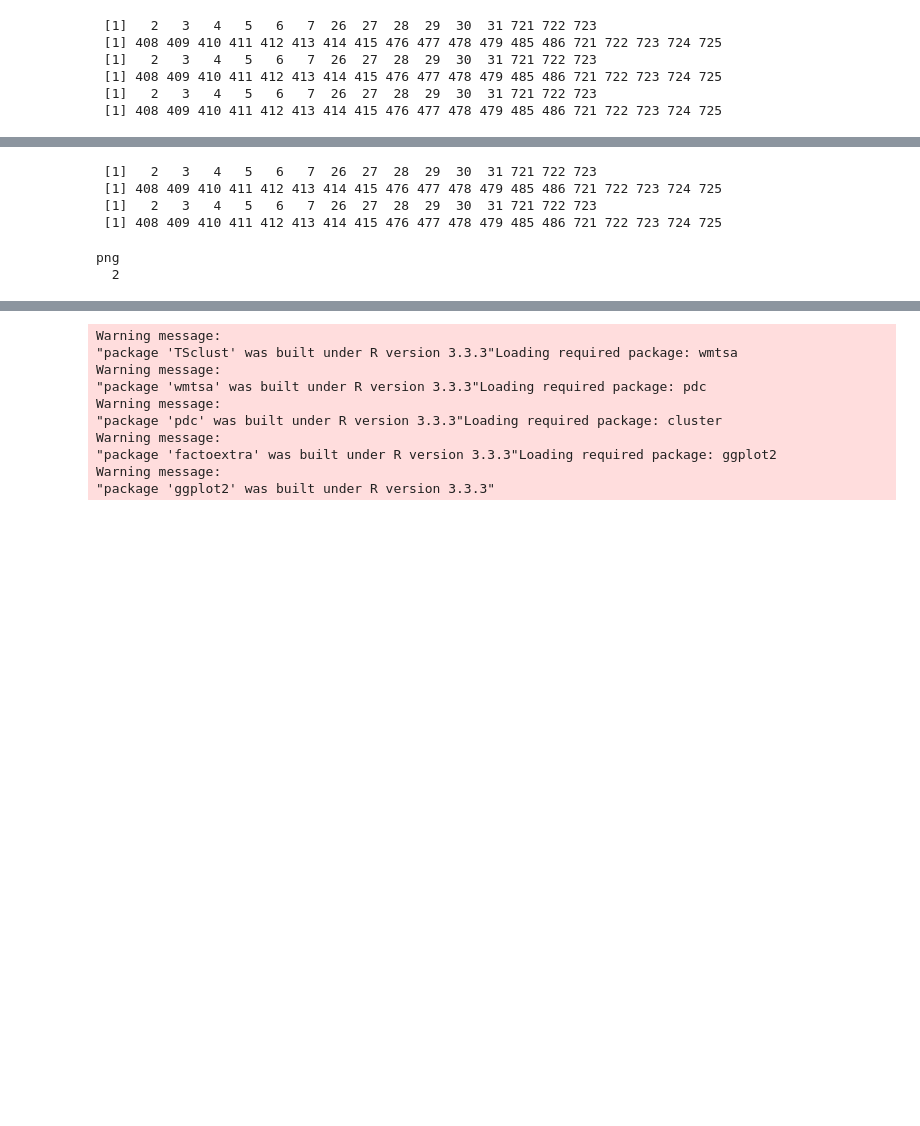
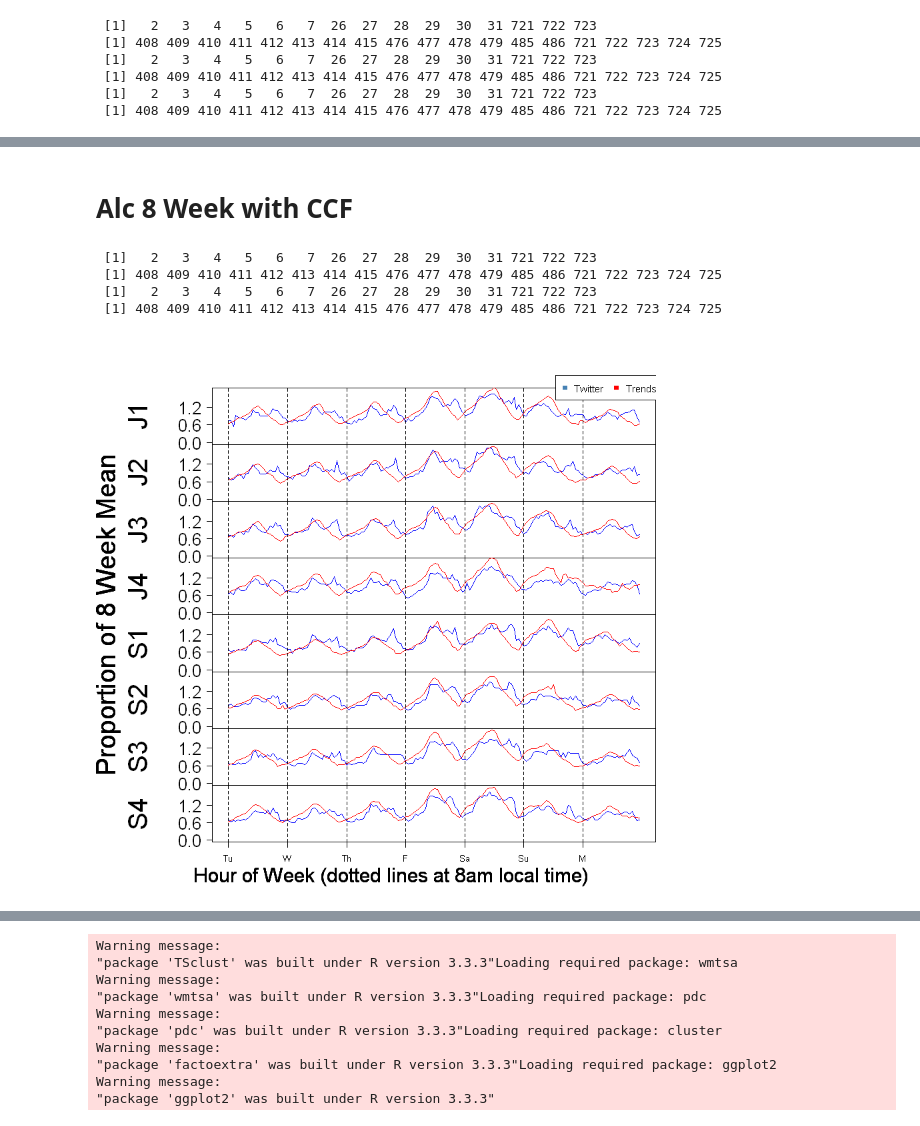
Before and after one commit to tj2huang/nyu-research, a Jupyter notebook: notebooks/r/alc-tobacco-dend.ipynb, the cells around one changed output, grey strips where cells are left out. Saved outputs shown, nothing was run; the diff lists cells and outputs as text; code cells hidden in the pictures; blank space fills up the shorter version.

```diff
--- a/notebooks/r/alc-tobacco-dend.ipynb
+++ b/notebooks/r/alc-tobacco-dend.ipynb
@@ -176,27 +294,28 @@ png
+# %% [markdown]
+# Alc 8 Week with CCF
 # %%
 alc <- ts.js('c:/users/tom/documents/research/data/alc-june.csv',
       'c:/users/tom/documents/research/data/alc-sept.csv')
 tot <- ts.tot('c:/users/tom/documents/research/data/alc-june.csv',
       'c:/users/tom/documents/research/data/alc-sept.csv')
 alc <- alc/tot
 alc <- alc/mean(alc)
 alc.df <- weekify(alc)
 
 trends_alc.j <- read.csv('c:/users/tom/documents/research/data/June2015_Trends_alcohol.csv')
 trends_alc.s <- read.csv('c:/users/tom/documents/research/data/Sept2015_Trends_alcohol.csv')
 trends_alc <- ts(c(trends_alc.j[33:(672+32), 5], trends_alc.s[9:(672+8), 5]), frequency=24)
 trends_alc <- trends_alc/mean(trends_alc)
 alc.trends <- weekify(trends_alc)
-pdf('c:/users/tom/documents/research/trends_plots/alc.pdf',width=7,height=12,paper='special')
+#pdf('c:/users/tom/documents/research/trends_plots/alc.pdf',width=7,height=12,paper='special')
 plot_series(alc.df, alc.trends,  plot_max = 1.8)
 legend(134,15.9,inset = 0,
         legend = c("Twitter", "Trends"),
         col=c("steelblue", "red" ), pch=15, cex=1.1, horiz=TRUE)
-dev.off()
+#dev.off()
 # %% [output]
  [1]   2   3   4   5   6   7  26  27  28  29  30  31 721 722 723
  [1] 408 409 410 411 412 413 414 415 476 477 478 479 485 486 721 722 723 724 725
  [1]   2   3   4   5   6   7  26  27  28  29  30  31 721 722 723
  [1] 408 409 410 411 412 413 414 415 476 477 478 479 485 486 721 722 723 724 725
-png
-  2
+[figure, added]
```
Also changed, not shown: parts of 11 cells of this notebook.
